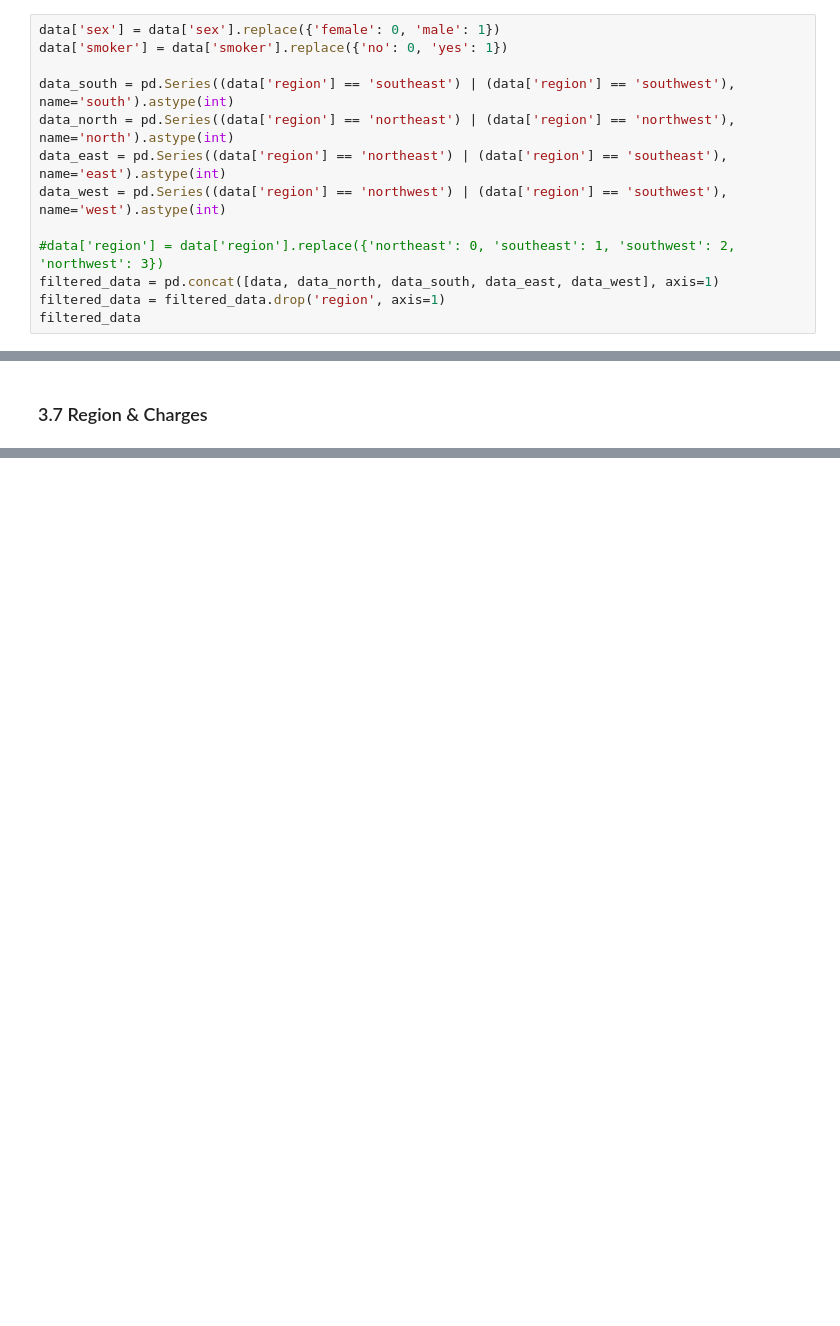
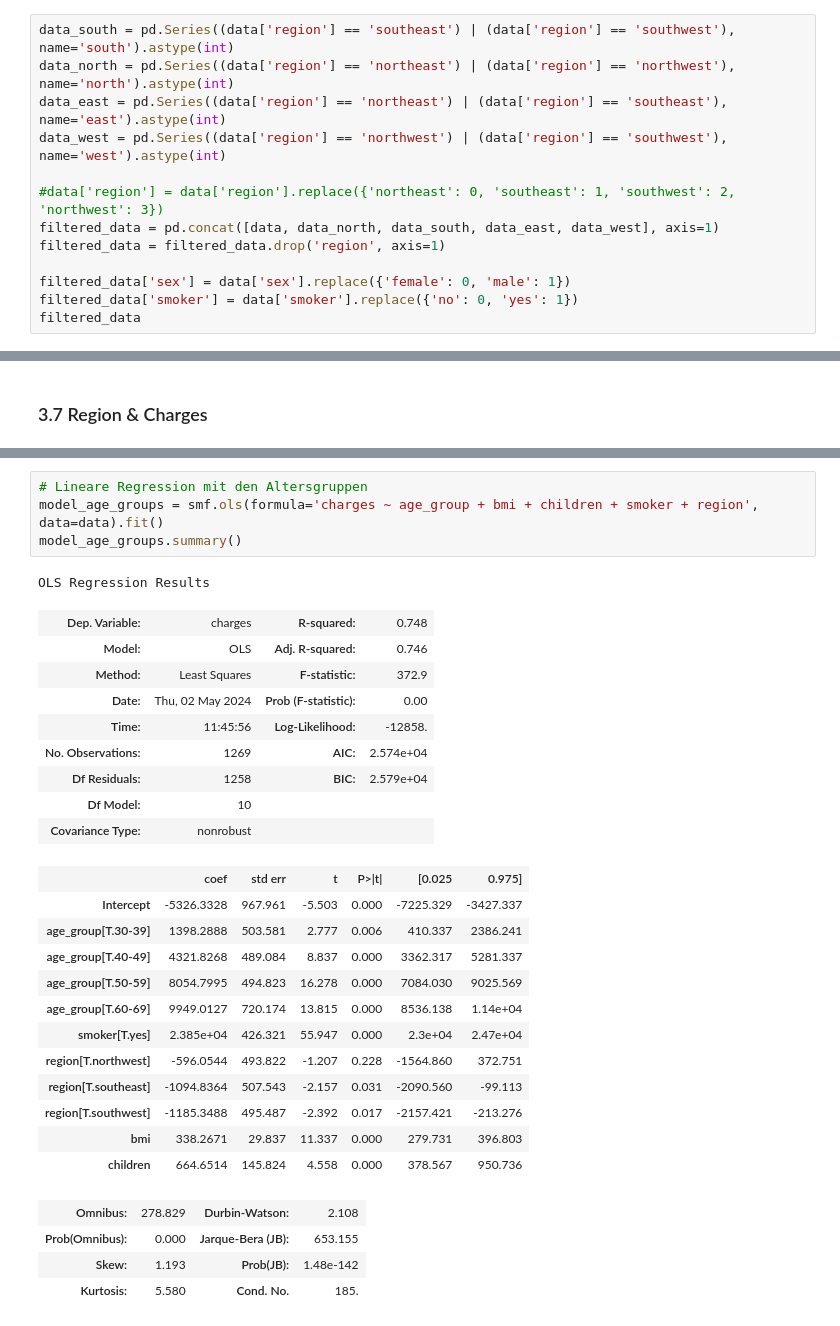
Before and after one commit to alexandersen573/PP-Insurance, a Jupyter notebook: 20240430_Insurance_sarah_rick.ipynb, the cells around one changed output, grey strips where cells are left out. Cells and saved outputs as stored; diff of their text form; blank space fills up the shorter version.

Commit message:
Update Lineare Regression und T-Tests

```diff
--- a/20240430_Insurance_rick_spr.ipynb
+++ b/20240430_Insurance_sarah_rick.ipynb
@@ -71,9 +71,6 @@ charges (Ratio), Min: 1121.8739, Max: 63770.42801
 # %% [markdown]
 ### 3.1 Datenvorbereitung
 # %%
-data['sex'] = data['sex'].replace({'female': 0, 'male': 1})
-data['smoker'] = data['smoker'].replace({'no': 0, 'yes': 1})
-
 data_south = pd.Series((data['region'] == 'southeast') | (data['region'] == 'southwest'), name='south').astype(int)
 data_north = pd.Series((data['region'] == 'northeast') | (data['region'] == 'northwest'), name='north').astype(int)
 data_east = pd.Series((data['region'] == 'northeast') | (data['region'] == 'southeast'), name='east').astype(int)
@@ -82,6 +79,9 @@ data_west = pd.Series((data['region'] == 'northwest') | (data['region'] == 'sout
 #data['region'] = data['region'].replace({'northeast': 0, 'southeast': 1, 'southwest': 2, 'northwest': 3})
 filtered_data = pd.concat([data, data_north, data_south, data_east, data_west], axis=1)
 filtered_data = filtered_data.drop('region', axis=1)
+
+filtered_data['sex'] = data['sex'].replace({'female': 0, 'male': 1})
+filtered_data['smoker'] = data['smoker'].replace({'no': 0, 'yes': 1})
 filtered_data
 # %% [output]
 |  | age | sex | bmi | children | smoker | charges | north | south | east | west |
@@ -171,0 +525,31 @@ px.box(x=corr_mat_insurance['region'], y=corr_mat_insurance['charges'])
+# %%
+# Lineare Regression mit den Altersgruppen
+model_age_groups = smf.ols(formula='charges ~ age_group + bmi + children + smoker + region', data=data).fit()
+model_age_groups.summary()
+# %% [output]
+OLS Regression Results
+| Dep. Variable: | charges | R-squared: | 0.748 |
+| Model: | OLS | Adj. R-squared: | 0.746 |
+| Method: | Least Squares | F-statistic: | 372.9 |
+| Date: | Thu, 02 May 2024 | Prob (F-statistic): | 0.00 |
+| Time: | 11:45:56 | Log-Likelihood: | -12858. |
+| No. Observations: | 1269 | AIC: | 2.574e+04 |
+| Df Residuals: | 1258 | BIC: | 2.579e+04 |
+| Df Model: | 10 |  |  |
+| Covariance Type: | nonrobust |  |  |
+|  | coef | std err | t | P>|t| | [0.025 | 0.975] |
+| Intercept | -5326.3328 | 967.961 | -5.503 | 0.000 | -7225.329 | -3427.337 |
+| age_group[T.30-39] | 1398.2888 | 503.581 | 2.777 | 0.006 | 410.337 | 2386.241 |
+| age_group[T.40-49] | 4321.8268 | 489.084 | 8.837 | 0.000 | 3362.317 | 5281.337 |
+| age_group[T.50-59] | 8054.7995 | 494.823 | 16.278 | 0.000 | 7084.030 | 9025.569 |
+| age_group[T.60-69] | 9949.0127 | 720.174 | 13.815 | 0.000 | 8536.138 | 1.14e+04 |
+| smoker[T.yes] | 2.385e+04 | 426.321 | 55.947 | 0.000 | 2.3e+04 | 2.47e+04 |
+| region[T.northwest] | -596.0544 | 493.822 | -1.207 | 0.228 | -1564.860 | 372.751 |
+| region[T.southeast] | -1094.8364 | 507.543 | -2.157 | 0.031 | -2090.560 | -99.113 |
+| region[T.southwest] | -1185.3488 | 495.487 | -2.392 | 0.017 | -2157.421 | -213.276 |
+| bmi | 338.2671 | 29.837 | 11.337 | 0.000 | 279.731 | 396.803 |
+| children | 664.6514 | 145.824 | 4.558 | 0.000 | 378.567 | 950.736 |
+| Omnibus: | 278.829 | Durbin-Watson: | 2.108 |
+| Prob(Omnibus): | 0.000 | Jarque-Bera (JB): | 653.155 |
+| Skew: | 1.193 | Prob(JB): | 1.48e-142 |
+| Kurtosis: | 5.580 | Cond. No. | 185. |
```
Also changed, not shown: parts of 29 cells of this notebook.
